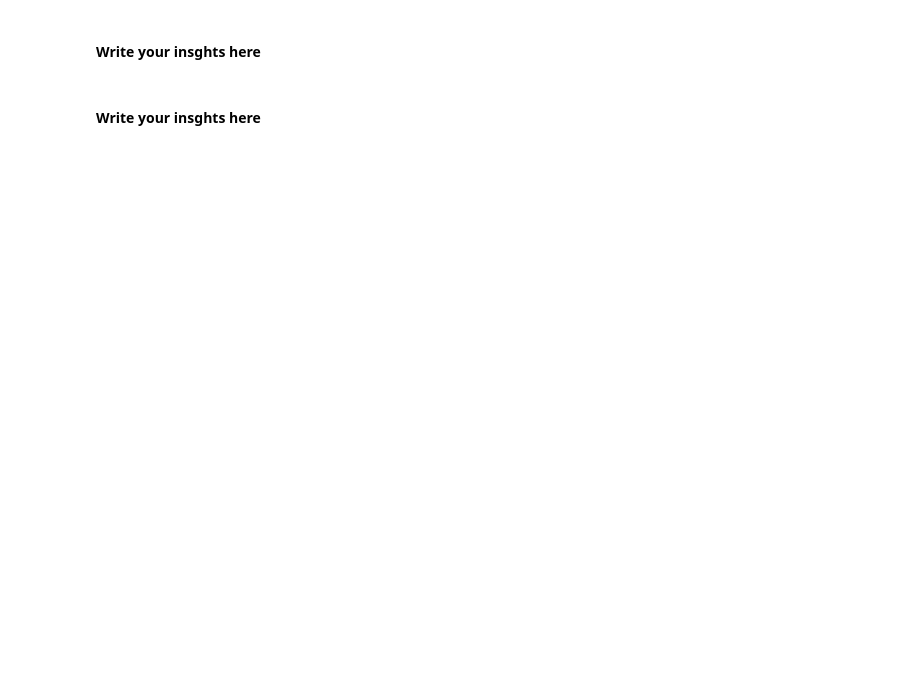
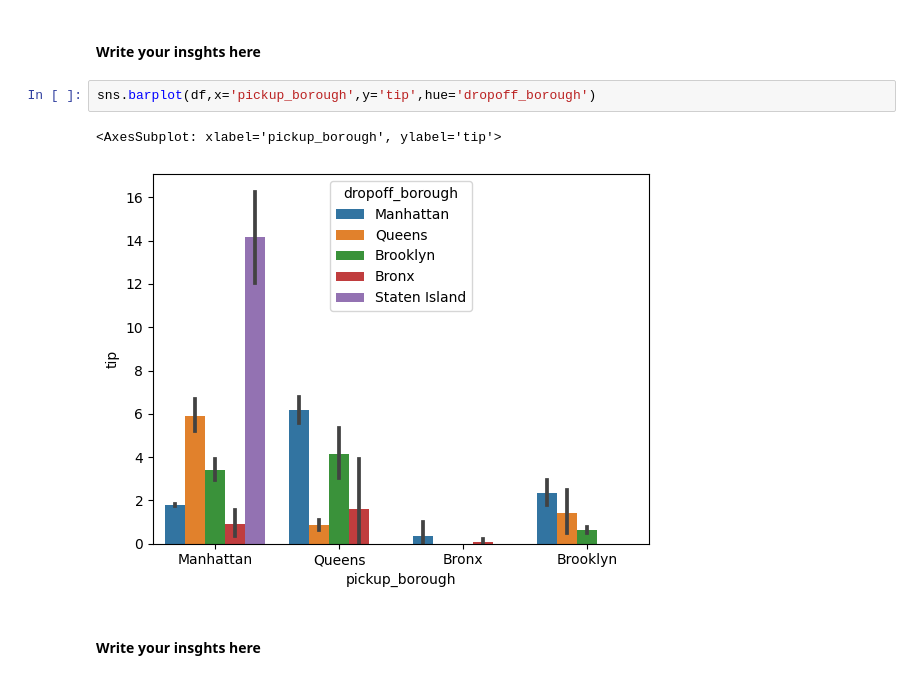
Before and after one commit to Tuwaiq-Data-Science-Bootcamp-V2/EDA-Lab1, a Jupyter notebook: EDA_Assignment .ipynb, the cells around one changed output. Saved outputs shown, nothing was run; the diff lists cells and outputs as text; blank space fills up the shorter version.

```diff
--- a/EDA_Assignment .ipynb
+++ b/EDA_Assignment .ipynb
@@ -118,4 +121,9 @@ sns.barplot(df, x=df['dropoff'],y=df['distance'], hue='dropoff')
 # %% [markdown]
 #### Write your insghts here
+# %%
+sns.barplot(df,x='pickup_borough',y='tip',hue='dropoff_borough')
+# %% [output]
+<AxesSubplot: xlabel='pickup_borough', ylabel='tip'>
+[figure, added]
 # %% [markdown]
 #### Write your insghts here
```
Also changed, not shown: parts of 2 cells of this notebook.
